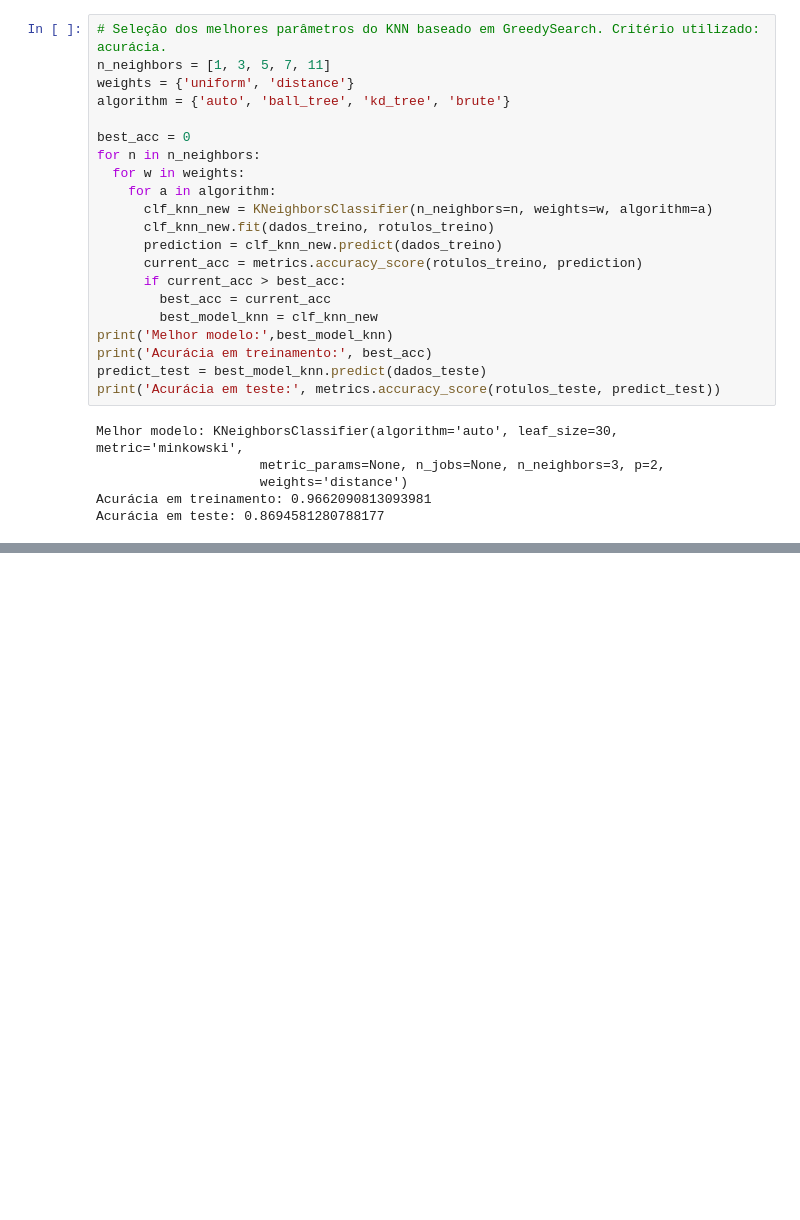
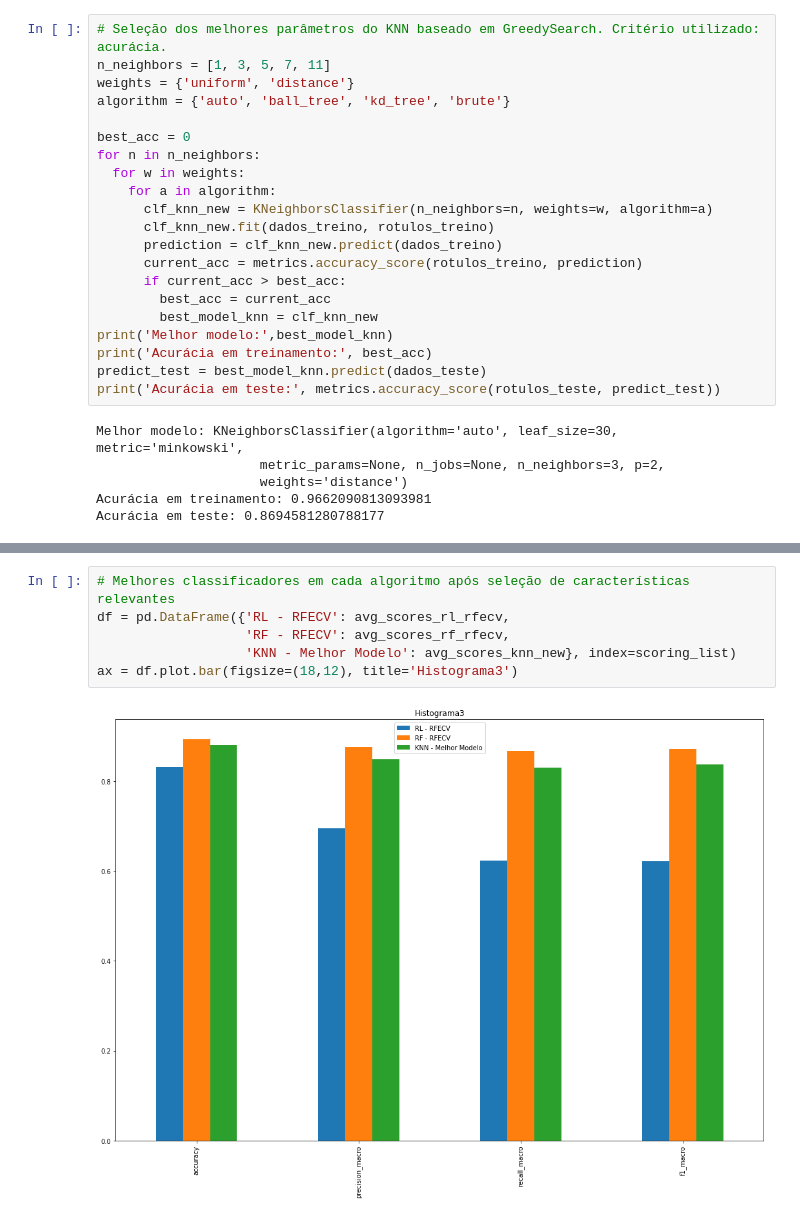
Before and after one commit to viviannemedeiros/modelosPreditivos, a Jupyter notebook: ExercicioListaAtividade2_VivianneMedeiros.ipynb, the cells around one changed output, grey strips where cells are left out. Saved outputs shown, nothing was run; the diff lists cells and outputs as text; blank space fills up the shorter version.

```diff
--- a/ExercicioListaAtividade2_VivianneMedeiros.ipynb
+++ b/ExercicioListaAtividade2_VivianneMedeiros.ipynb
@@ -541,5 +541,13 @@ Random Forest - RFECV:  [0.894322406660732, 0.875492963001862, 0.882741156349732
 KNN - Inicial:  [0.8765796547450735, 0.8326954000680407, 0.8005228560976737, 0.8112383211187483]
 KNN - Melhor modelo:  [0.8810153427239881, 0.8498351174148363, 0.8306589168131139, 0.838570260481267]
+# %%
+# Melhores classificadores em cada algoritmo após seleção de características relevantes
+df = pd.DataFrame({'RL - RFECV': avg_scores_rl_rfecv,
+                   'RF - RFECV': avg_scores_rf_rfecv,
+                   'KNN - Melhor Modelo': avg_scores_knn_new}, index=scoring_list)
+ax = df.plot.bar(figsize=(18,12), title='Histograma3')
+# %% [output]
+[figure, added]
 # %% [markdown]
 **Análise:** utilizou-se seleção de *features* através de três recursos distintos disponibilizados no sklearn, a saber: SelectFromModel (baseia-ne na importância das features), RFE (seleção recursiva de features, onde as menos importantes vão sendo excluídas a cada passo) e RFECV (seleção recursiva de features combinada com validação cruzada).
 
```
Also changed, not shown: parts of 2 cells of this notebook.
